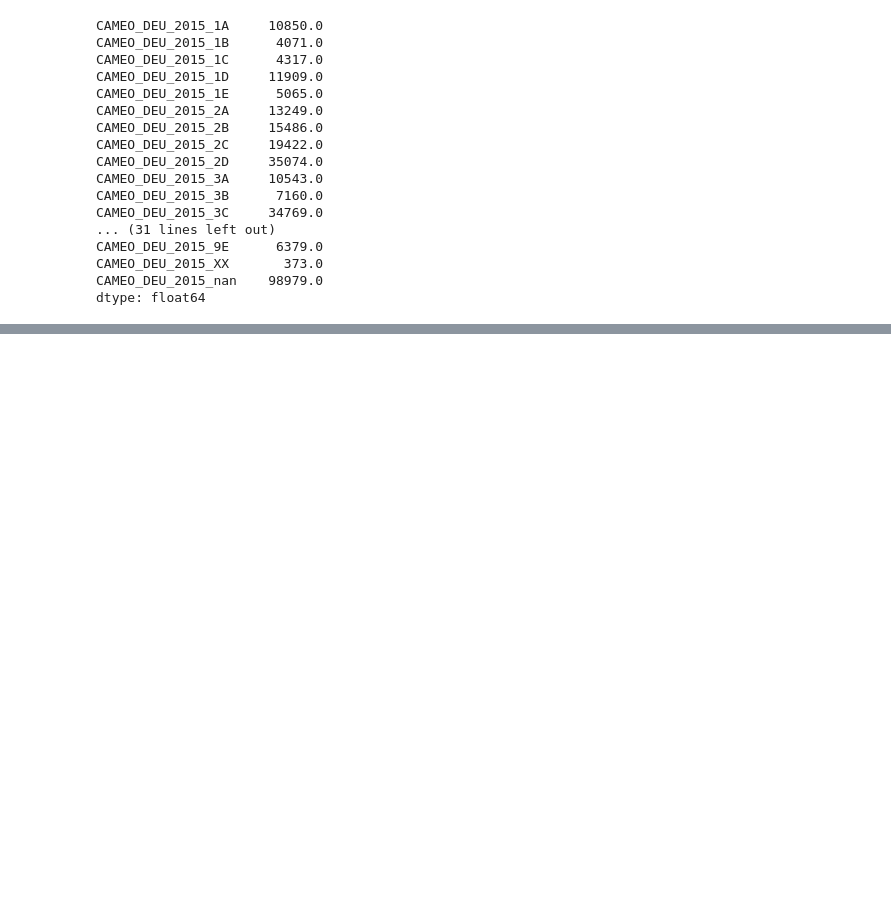
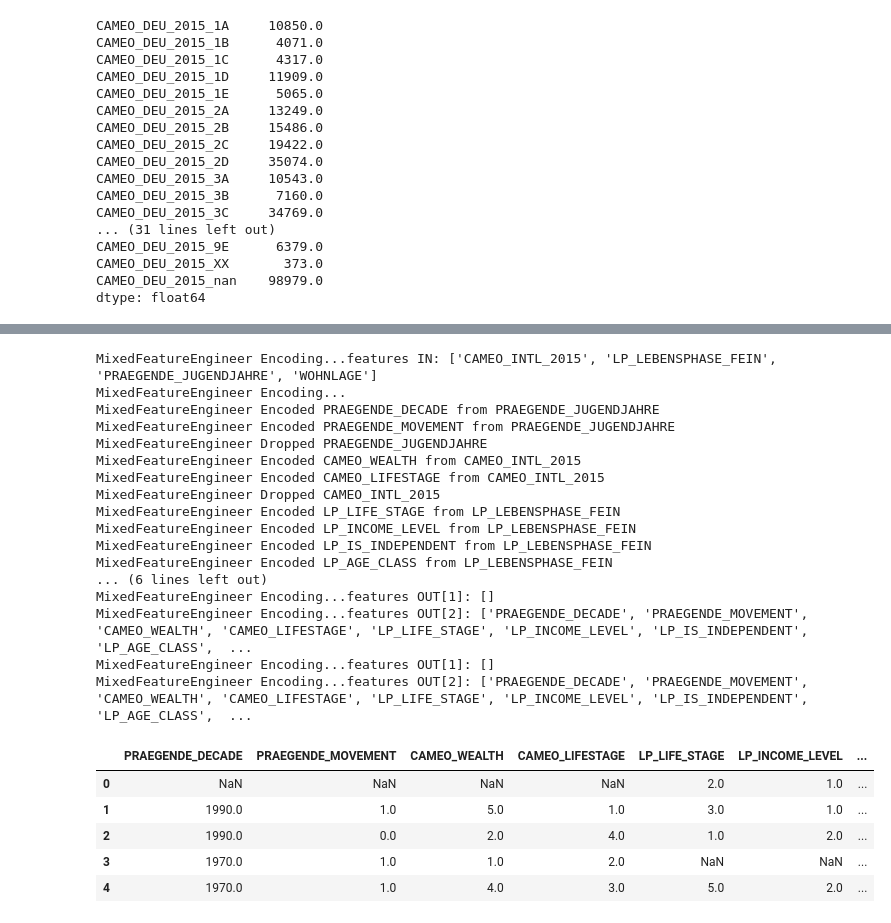
Before and after one commit to kinant/ud-ml-pytorch, a Jupyter notebook: Project 03/identify_customer_segments/testing.py.ipynb, the cells around one changed output, grey strips where cells are left out. Saved outputs shown, nothing was run; the diff lists cells and outputs as text; code cells hidden in the pictures; blank space fills up the shorter version.

Commit message:
PP03 - Mixed Engineer
What a terrible bug that I had (column names returned in wrong order!). Now should be fixed and engineer should work!!!

```diff
--- a/Project 03/identify_customer_segments/testing.py.ipynb
+++ b/Project 03/identify_customer_segments/testing.py.ipynb
@@ -270,0 +370,5 @@ dtype: float64
+# %%
+mixed_engineer = MixedFeatureEngineer(
+    mappings=MAPPINGS
+)
+mixed_engineer
@@ -270,0 +393,3 @@ dtype: float64
+# %%
+df_test_engineer = df_test_raw[[PRA_JUG, CAM_INT, WOHN, LP_LEB]]
+df_test_engineer.head()
@@ -270,0 +424,27 @@ dtype: float64
+# %%
+df_test_engineered = mixed_engineer.fit_transform(df_test_engineer)
+df_test_engineered.head()
+# %% [output]
+MixedFeatureEngineer Encoding...features IN: ['CAMEO_INTL_2015', 'LP_LEBENSPHASE_FEIN', 'PRAEGENDE_JUGENDJAHRE', 'WOHNLAGE']
+MixedFeatureEngineer Encoding...
+MixedFeatureEngineer Encoded PRAEGENDE_DECADE from PRAEGENDE_JUGENDJAHRE
+MixedFeatureEngineer Encoded PRAEGENDE_MOVEMENT from PRAEGENDE_JUGENDJAHRE
+MixedFeatureEngineer Dropped PRAEGENDE_JUGENDJAHRE
+MixedFeatureEngineer Encoded CAMEO_WEALTH from CAMEO_INTL_2015
+MixedFeatureEngineer Encoded CAMEO_LIFESTAGE from CAMEO_INTL_2015
+MixedFeatureEngineer Dropped CAMEO_INTL_2015
+MixedFeatureEngineer Encoded LP_LIFE_STAGE from LP_LEBENSPHASE_FEIN
+MixedFeatureEngineer Encoded LP_INCOME_LEVEL from LP_LEBENSPHASE_FEIN
+MixedFeatureEngineer Encoded LP_IS_INDEPENDENT from LP_LEBENSPHASE_FEIN
+MixedFeatureEngineer Encoded LP_AGE_CLASS from LP_LEBENSPHASE_FEIN
+... (6 lines left out)
+MixedFeatureEngineer Encoding...features OUT[1]: []
+MixedFeatureEngineer Encoding...features OUT[2]: ['PRAEGENDE_DECADE', 'PRAEGENDE_MOVEMENT', 'CAMEO_WEALTH', 'CAMEO_LIFESTAGE', 'LP_LIFE_STAGE', 'LP_INCOME_LEVEL', 'LP_IS_INDEPENDENT', 'LP_AGE_CLASS',  ...
+MixedFeatureEngineer Encoding...features OUT[1]: []
+MixedFeatureEngineer Encoding...features OUT[2]: ['PRAEGENDE_DECADE', 'PRAEGENDE_MOVEMENT', 'CAMEO_WEALTH', 'CAMEO_LIFESTAGE', 'LP_LIFE_STAGE', 'LP_INCOME_LEVEL', 'LP_IS_INDEPENDENT', 'LP_AGE_CLASS',  ...
+|  | PRAEGENDE_DECADE | PRAEGENDE_MOVEMENT | CAMEO_WEALTH | CAMEO_LIFESTAGE | LP_LIFE_STAGE | LP_INCOME_LEVEL | ... |
+| 0 | NaN | NaN | NaN | NaN | 2.0 | 1.0 | ... |
+| 1 | 1990.0 | 1.0 | 5.0 | 1.0 | 3.0 | 1.0 | ... |
+| 2 | 1990.0 | 0.0 | 2.0 | 4.0 | 1.0 | 2.0 | ... |
+| 3 | 1970.0 | 1.0 | 1.0 | 2.0 | NaN | NaN | ... |
+| 4 | 1970.0 | 1.0 | 4.0 | 3.0 | 5.0 | 2.0 | ... |
```
Also changed, not shown: parts of 7 cells of this notebook, 1 other file.
